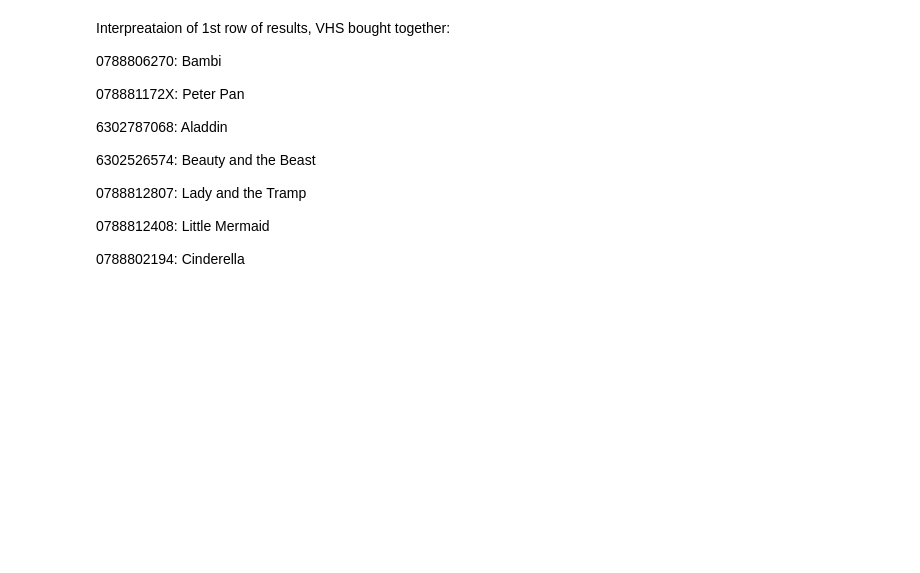
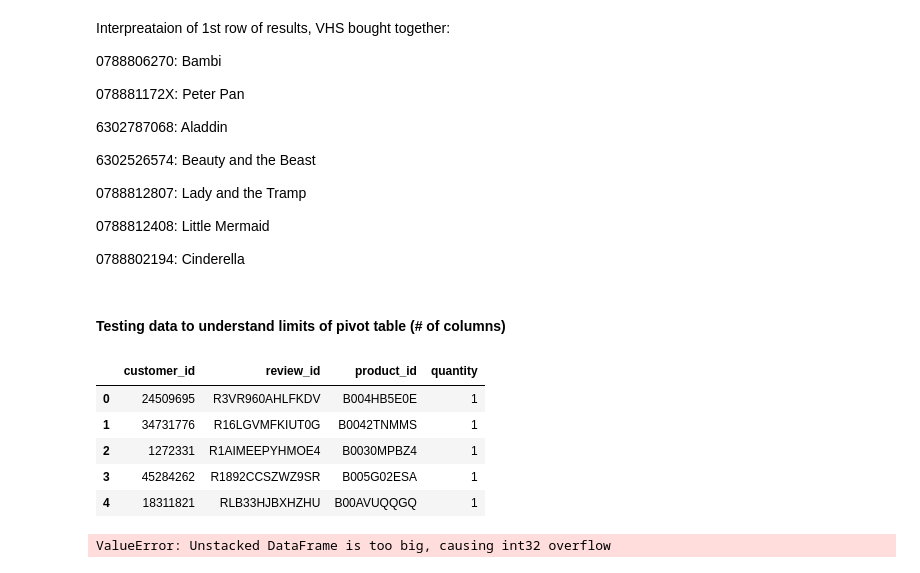
Before and after one commit to jbenasuli/consumer_behavior, a Jupyter notebook: ML_Apriori_Algorithm.ipynb, the cells around one changed output. Drawn from its saved outputs; the diff is of its cells as text; code cells hidden in the pictures; blank space fills up the shorter version.

```diff
--- a/ML_Apriori_Algorithm.ipynb
+++ b/ML_Apriori_Algorithm.ipynb
@@ -140,3 +140,22 @@ Interpreataion of 1st row of results, VHS bought together:
 0788812408: Little Mermaid
 
 0788802194: Cinderella
+# %% [markdown]
+#### Testing data to understand limits of pivot table (# of columns)
+# %%
+# Run test with furniture data 120k + products
+df_furniture = pd.read_sql_query('''SELECT * FROM furniture_apriori''', con=cnx)
+df_furniture.head()
+# %% [output]
+|  | customer_id | review_id | product_id | quantity |
+| 0 | 24509695 | R3VR960AHLFKDV | B004HB5E0E | 1 |
+| 1 | 34731776 | R16LGVMFKIUT0G | B0042TNMMS | 1 |
+| 2 | 1272331 | R1AIMEEPYHMOE4 | B0030MPBZ4 | 1 |
+| 3 | 45284262 | R1892CCSZWZ9SR | B005G02ESA | 1 |
+| 4 | 18311821 | RLB33HJBXHZHU | B00AVUQQGQ | 1 |
+# %%
+# Create pivot table to run algorithm
+apriori_table_furniture = df_furniture.groupby(["customer_id","product_id"])["quantity"].sum().unstack().reset_index().fillna(0).set_index("customer_id")
+apriori_table_furniture
+# %% [output]
+ValueError: Unstacked DataFrame is too big, causing int32 overflow
```
Also changed, not shown: parts of 7 cells of this notebook.
